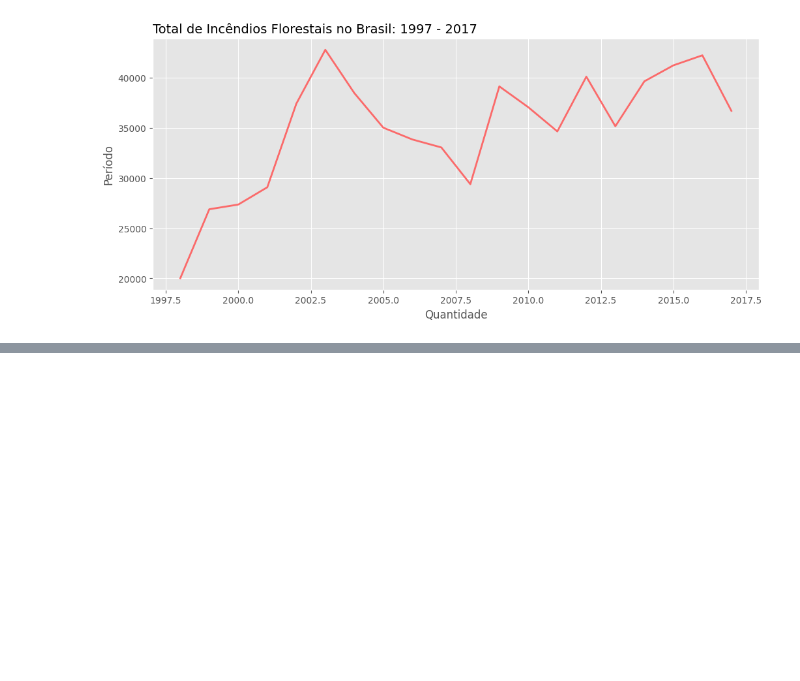
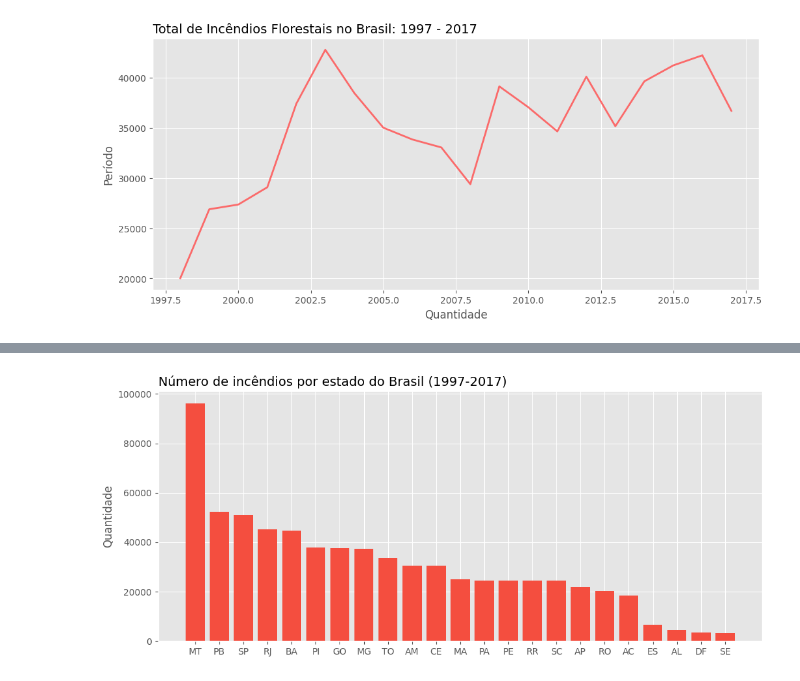
Before and after one commit to JoaoPauloCavalcante/Python_para_Analise_de_Dados_Data_Viking, a Jupyter notebook: projeto_pratico_10_analise_incendios_florestais.ipynb, the cells around one changed output, grey strips where cells are left out. Drawn from its saved outputs; the diff is of its cells as text; code cells hidden in the pictures; blank space fills up the shorter version.

```diff
--- a/projeto_pratico_10_analise_incendios_florestais.ipynb
+++ b/projeto_pratico_10_analise_incendios_florestais.ipynb
@@ -146,0 +203,17 @@ plt.style.available
+# %%
+# Análise por estado
+analise03 = base_dados.groupby(by=['sigla'])['number'].sum().reset_index().sort_values(by=['number'], ascending=False)
+
+# Tamanho
+plt.figure(figsize=(12,5))
+
+# Título
+plt.title('Número de incêndios por estado do Brasil (1997-2017)', loc='left', fontsize=14)
+
+# Gráfico
+plt.bar(analise03['sigla'], analise03['number'], color='#f44e3f')
+
+# Labels
+plt.ylabel('Quantidade');
+# %% [output]
+[figure, added]
```
Also changed, not shown: parts of 10 cells of this notebook, 1 other file.
